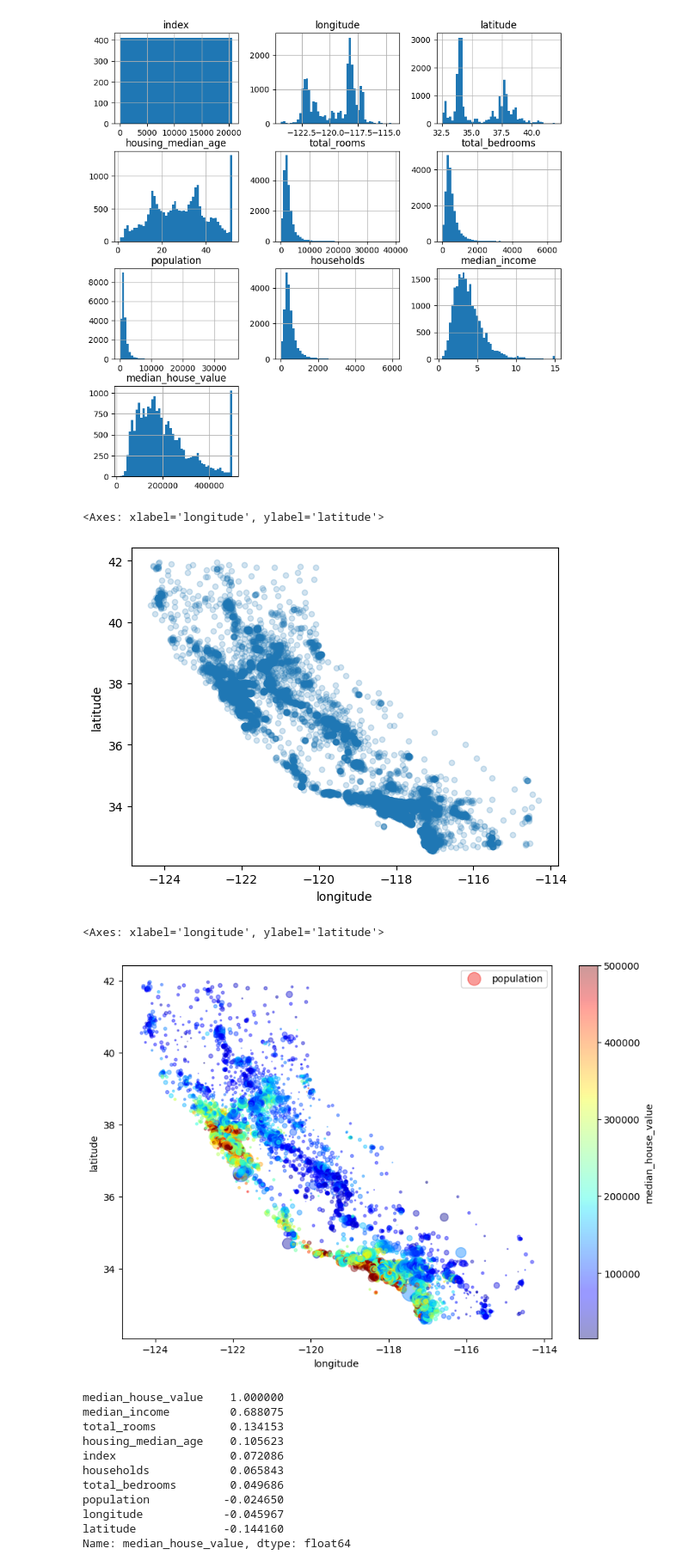
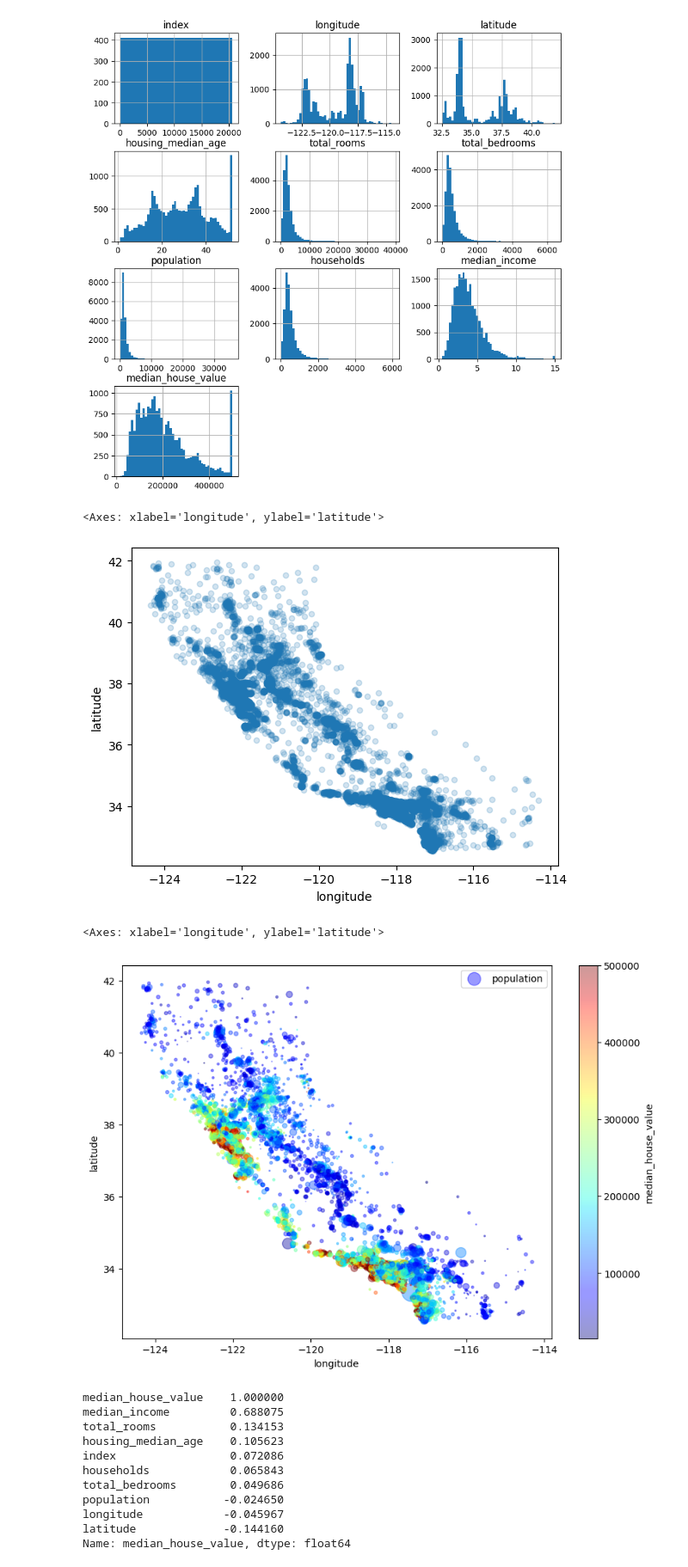
Before and after one commit to rezabrizi/ml_learning, a Jupyter notebook: housing_ch2.ipynb, the cells around one changed output. Shown: that part at 86% size. Saved outputs shown, nothing was run; the diff lists cells and outputs as text; code cells hidden in the pictures.

```diff
--- a/housing_ch2.ipynb
+++ b/housing_ch2.ipynb
@@ -83,29 +83,33 @@ df["income_cat"] = pd.cut(df["median_income"], bins=[0, 1.5, 3, 4.5, 6, np.inf],
 split = StratifiedShuffleSplit(n_splits=1, test_size=0.2, random_state=42)
 i = 0
 for train_index, test_index in split.split(df, df["income_cat"]):
-    start_train_set = df.loc[train_index]
-    start_test_set = df.loc[test_index]
+    strat_train_set = df.loc[train_index]
+    strat_test_set = df.loc[test_index]
+for set_ in (strat_train_set, strat_test_set):
+    set_.drop("income_cat", axis=1, inplace=True)
+
+housing = strat_train_set.copy()
 # %%
-df.plot(kind='scatter', x='longitude', y='latitude', alpha=0.2)
+housing.plot(kind='scatter', x='longitude', y='latitude', alpha=0.2)
 # %% [output]
 <Axes: xlabel='longitude', ylabel='latitude'>
-[figure, old version]
+[figure, new version]
 # %%
-df.plot(
+housing.plot(
     kind="scatter",
     x="longitude",
     y="latitude",
     alpha=0.4,
-    s=df["population"] / 100,
+    s=housing["population"] / 100,
     label="population",
     figsize=(10, 7),
     c="median_house_value",
     cmap=plt.get_cmap("jet"),
     colorbar=True,
 )
 # %% [output]
 <Axes: xlabel='longitude', ylabel='latitude'>
-[figure, old version]
+[figure, new version]
 # %%
 # Remove categorical features before calculating correlation matrix
 numeric_df = df.select_dtypes(include=[np.number])
```
Also changed, not shown: parts of 4 cells of this notebook.
